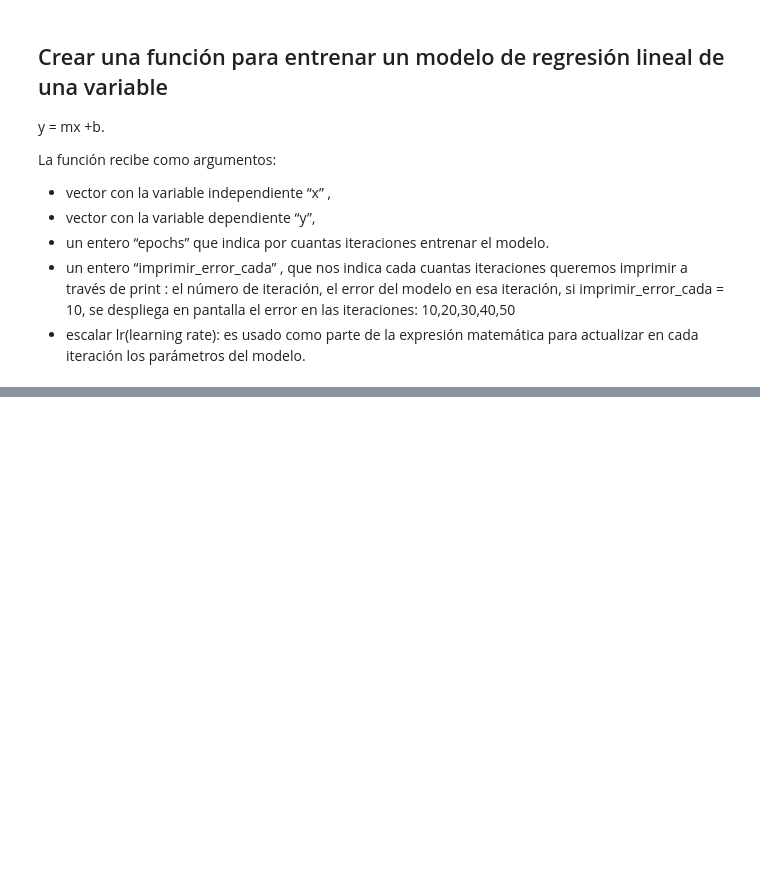
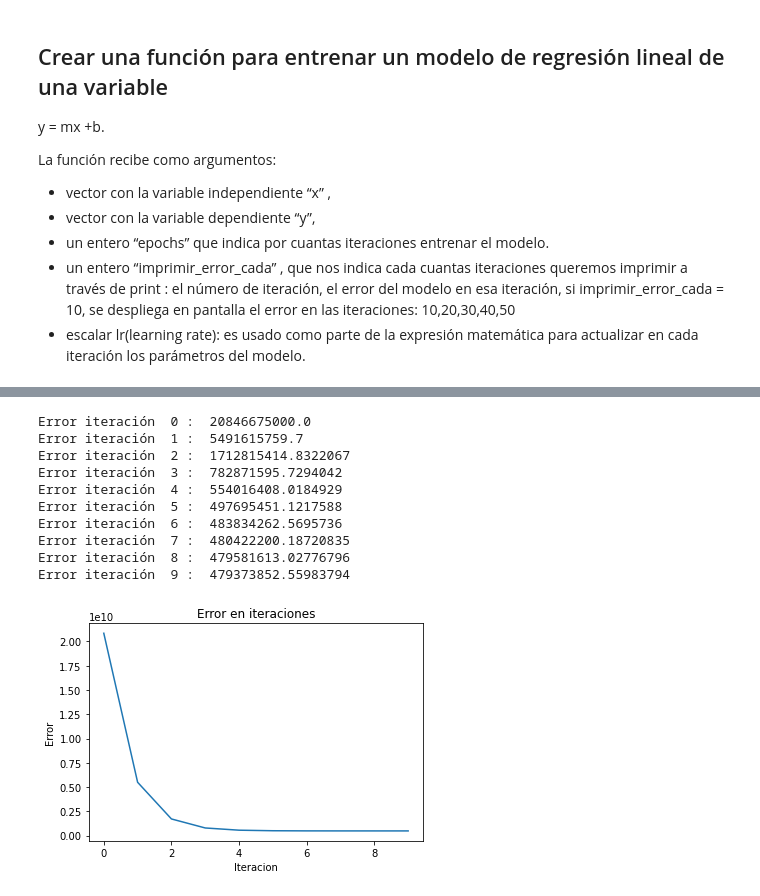
Before and after one commit to SilvyaPenaloza/Tareas-Python, a Jupyter notebook: Proyecto.ipynb, the cells around one changed output, grey strips where cells are left out. Drawn from its saved outputs; the diff is of its cells as text; code cells hidden in the pictures; blank space fills up the shorter version.

Commit message:
error en el tiempo

```diff
--- a/Proyecto.ipynb
+++ b/Proyecto.ipynb
@@ -180,0 +185,26 @@ Error iteración  2 :  [1.51862126e+09]
+# %%
+
+def visualizar_error(errores):
+  fig = plt.figure()
+  ax = fig.add_subplot(1,1,1)
+  ax.plot(np.array(range(len(errores))), errores)
+  ax.set_title('Error en iteraciones')
+  plt.xlabel('Iteracion')
+  plt.ylabel('Error')
+  plt.show()
+
+#estructura, errores = funcion_mx_b(x.head(5),y.head(5),10,1,0.01)
+#visualizar_error(errores)
+#print(funcion_mx_b(x.head(3),y.head(1),3,1,0.01))
+# %% [output]
+Error iteración  0 :  20846675000.0
+Error iteración  1 :  5491615759.7
+Error iteración  2 :  1712815414.8322067
+Error iteración  3 :  782871595.7294042
+Error iteración  4 :  554016408.0184929
+Error iteración  5 :  497695451.1217588
+Error iteración  6 :  483834262.5695736
+Error iteración  7 :  480422200.18720835
+Error iteración  8 :  479581613.02776796
+Error iteración  9 :  479373852.55983794
+[figure, added]
```
Also changed, not shown: parts of 4 cells of this notebook.
